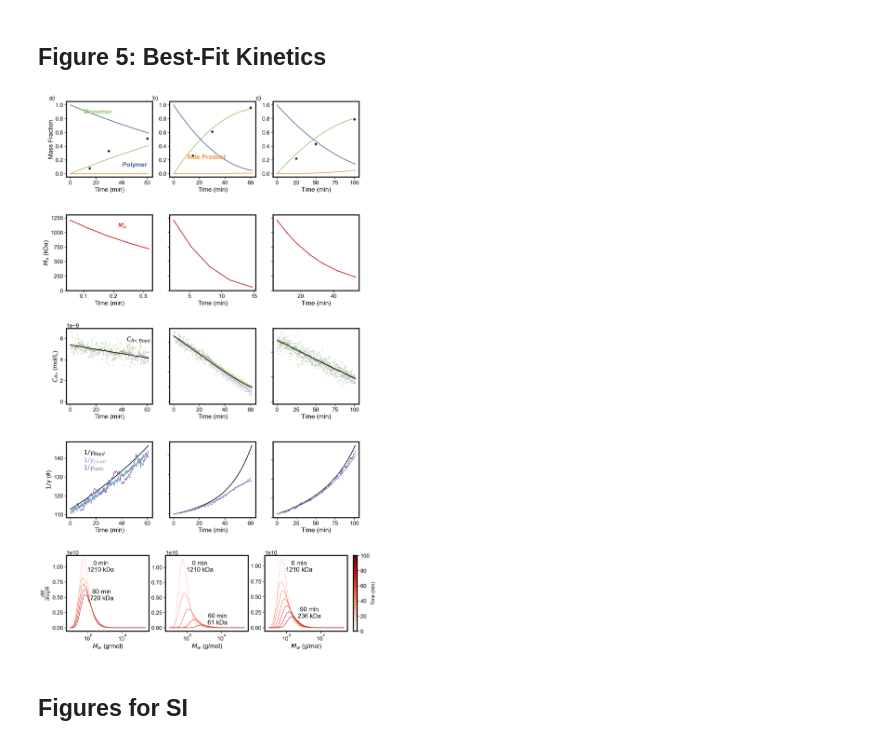
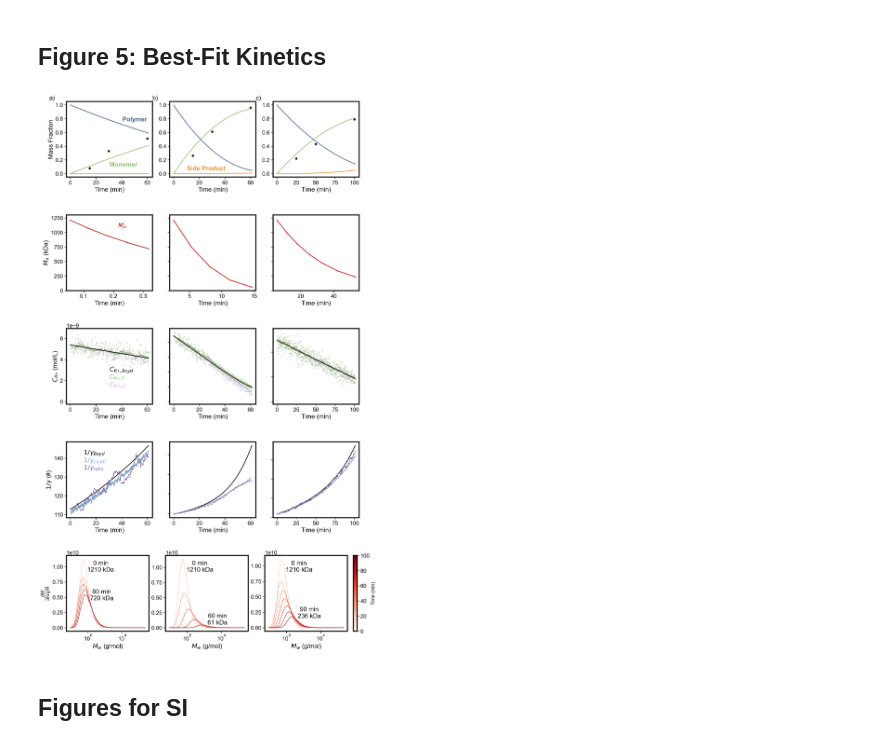
Before and after one commit to broadbelt-group/zip-length-study, a Jupyter notebook: paper_analysis/plot_figures.ipynb, the cells around one changed output. Cells and saved outputs as stored; diff of their text form; code cells hidden in the pictures.

```diff
--- a/paper_analysis/plot_figures.ipynb
+++ b/paper_analysis/plot_figures.ipynb
@@ -637,40 +637,40 @@ for name, [i, data, df, conv_times, label] in case_dict.items():
         legend_handles[3] = [l1, l2, l3]
         legend_labels[3] = [r'$1/\gamma_{Boyd}$', r'$1/\gamma_{count}$', r'$1/\gamma_{ratio}$']
 
 # Colorbar for MWD gradient — now attached to row 4
 sm = plt.cm.ScalarMappable(cmap='Reds', norm=plt.Normalize(vmin=0, vmax=100))
 sm.set_array([])
 cbar = fig.colorbar(sm, ax=ax[4, :], orientation='vertical', fraction=0.02, pad=0.02)  # ← ax[4, :]
 cbar.set_label('% Conversion' if 'pct_conversion' in sorted(data_250['chain_weight_paths'])[0]
                 else 'Time (min)', fontsize=14)
 
 # Subplot labels  (unchanged)
 ax[0][0].text(-0.2, 1.08, 'a)', transform=ax[0][0].transAxes, va='top', ha='left')
 ax[0][1].text(-0.2, 1.08, 'b)', transform=ax[0][1].transAxes, va='top', ha='left')
 ax[0][2].text(-0.2, 1.08, 'c)', transform=ax[0][2].transAxes, va='top', ha='left')
 
 # Inline labels row 0  (unchanged)
-ax[0][0].text(0.65, 0.2, "Polymer", transform=ax[0][0].transAxes, va='top', ha='left', c=cdict['darkblue'], fontweight='bold')
-ax[0][0].text(0.2, 0.9, "Monomer", transform=ax[0][0].transAxes, va='top', ha='left', c=cdict['green'], fontweight='bold')
-ax[0][1].text(0.2, 0.3, "Side Product", transform=ax[0][1].transAxes, va='top', ha='left', c=cdict['orange'], fontweight='bold')
+ax[0][0].text(0.65, 0.8, "Polymer", transform=ax[0][0].transAxes, va='top', ha='left', c=cdict['darkblue'], fontweight='bold')
+ax[0][0].text(0.5, 0.2, "Monomer", transform=ax[0][0].transAxes, va='top', ha='left', c=cdict['green'], fontweight='bold')
+ax[0][1].text(0.2, 0.15, "Side Product", transform=ax[0][1].transAxes, va='top', ha='left', c=cdict['orange'], fontweight='bold')
 
 # Inline labels row 2  (unchanged)
-ax[2][0].text(0.7, 0.9, r'$C_{R•,Boyd}$', transform=ax[2][0].transAxes, va='top', ha='left', c=cdict['black'], fontweight='bold')
-ax[2][0].text(0.7, 0.8, r'$C_{R•,T}$', transform=ax[2][0].transAxes, va='top', ha='left', c=cdict['green'], fontweight='bold')
-ax[2][0].text(0.7, 0.7, r'$C_{R•,D}$', transform=ax[2][0].transAxes, va='top', ha='left', c=cdict['lightpurple'], fontweight='bold')
+ax[2][0].text(0.5, 0.5, r'$C_{R•,Boyd}$', transform=ax[2][0].transAxes, va='top', ha='left', c=cdict['black'], fontweight='bold')
+ax[2][0].text(0.5, 0.4, r'$C_{R•,T}$', transform=ax[2][0].transAxes, va='top', ha='left', c=cdict['green'], fontweight='bold')
+ax[2][0].text(0.5, 0.3, r'$C_{R•,D}$', transform=ax[2][0].transAxes, va='top', ha='left', c=cdict['lightpurple'], fontweight='bold')
 
 # Inline labels row 3  (unchanged)
 ax[3][0].text(0.2, 0.9, r'$1/\gamma_{Boyd}$', transform=ax[3][0].transAxes, va='top', ha='left', c=cdict['black'], fontweight='bold')
 ax[3][0].text(0.2, 0.8, r'$1/\gamma_{count}$', transform=ax[3][0].transAxes, va='top', ha='left', c=cdict['lightblue'], fontweight='bold')
 ax[3][0].text(0.2, 0.7, r'$1/\gamma_{ratio}$', transform=ax[3][0].transAxes, va='top', ha='left', c=cdict['purple2'], fontweight='bold')
 
 # Inline label row 1 (was row 4)
 ax[1][0].text(0.6, 0.9, r'$M_n$', transform=ax[1][0].transAxes, va='top', ha='left', c=cdict['red'], fontweight='bold')
 
 plt.savefig(f"fig_pdfs/fig5_kinetics.pdf", dpi=300, bbox_inches='tight')
 plt.show()
 # %% [output]
-[figure, old version]
+[figure, new version]
 # %% [markdown]
 ## Figures for SI
 # %%
```
Also changed, not shown: 10 other files.
